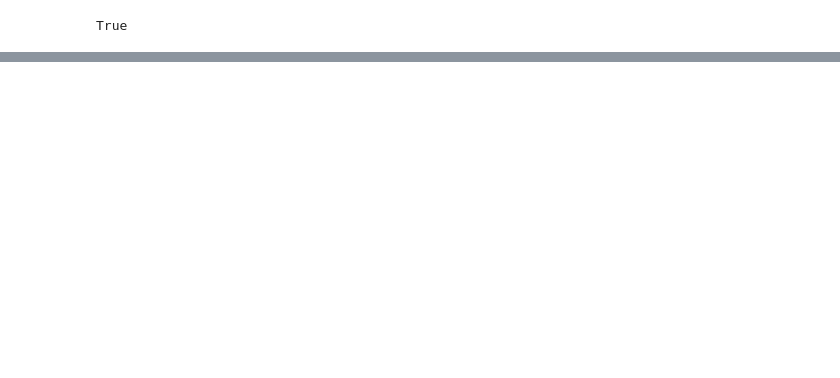
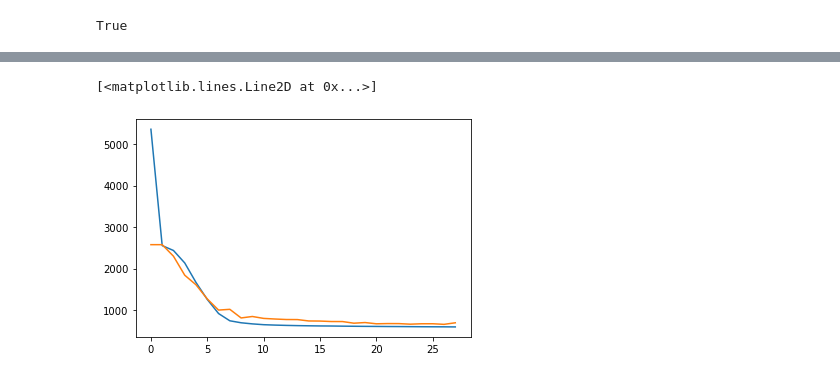
Before and after one commit to Spencer-Weston/BGPredict, a Jupyter notebook: bgpredict/LSTM/LSTM_prod.ipynb, the cells around one changed output, grey strips where cells are left out. Drawn from its saved outputs; the diff is of its cells as text; code cells hidden in the pictures; blank space fills up the shorter version.

```diff
--- a/bgpredict/LSTM/LSTM_prod.ipynb
+++ b/bgpredict/LSTM/LSTM_prod.ipynb
@@ -242,2 +299,4 @@ for d in dfs.values():
+# %%
+best_trial = {'hidden_size': 32, 'num_lstm_layers': 1, 'dropout': 0, 'learning_rate': 0.001, 'batch_size': 256}
 # %%
 net = Net(input_size=train_X.shape[2],
@@ -303,4 +422,6 @@ KeyboardInterrupt:
 # %%
-losses_plt = [i.item() for i in losses]
-val_losses_vals = [i[0].item() for i in val_losses]
-val_losses_idx = [i[1] for i in val_losses]
+plt.plot(losses)
+plt.plot(val_losses)
+# %% [output]
+[<matplotlib.lines.Line2D at 0x...>]
+[figure, added]
```
Also changed, not shown: parts of 23 cells of this notebook.
